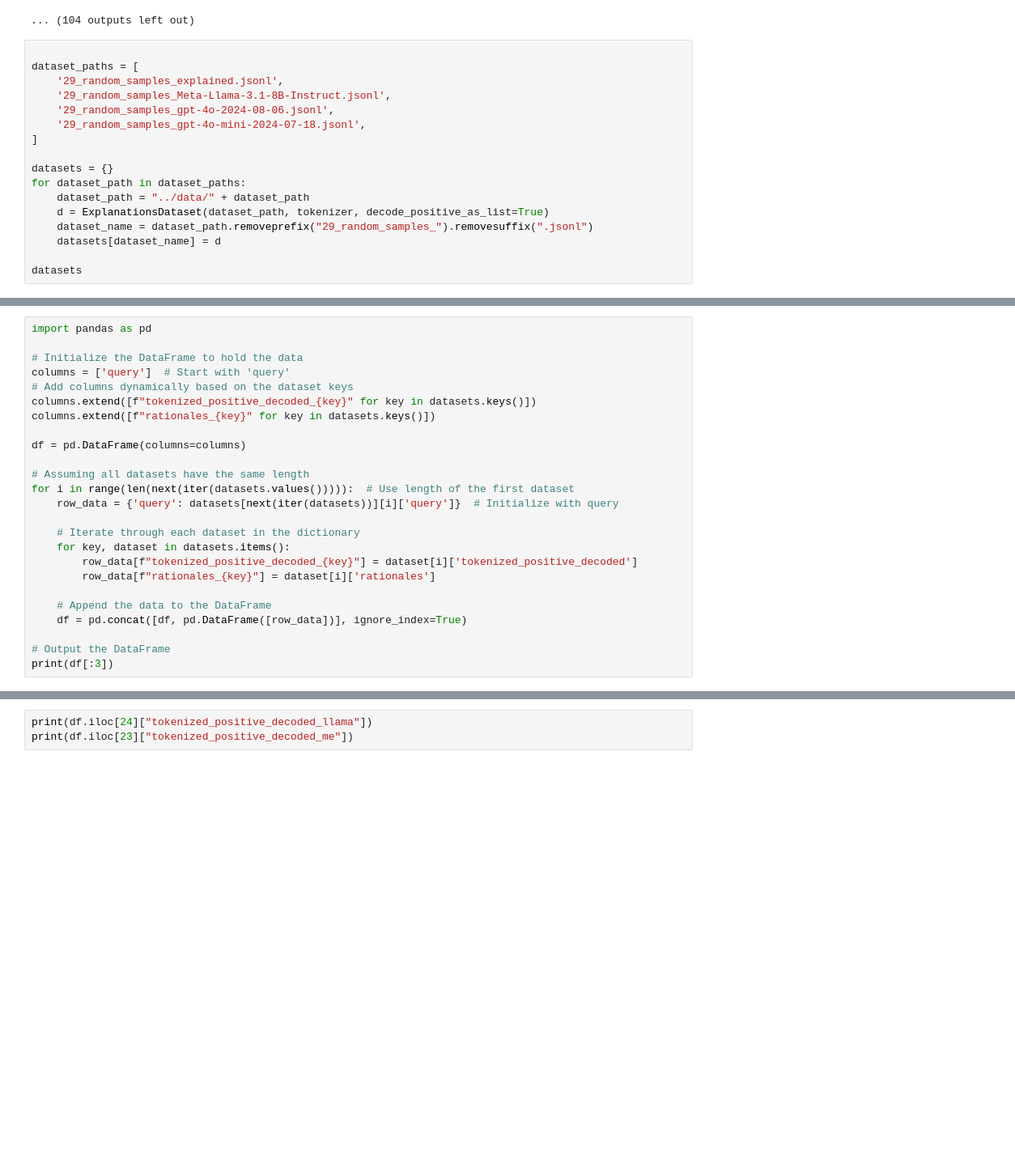
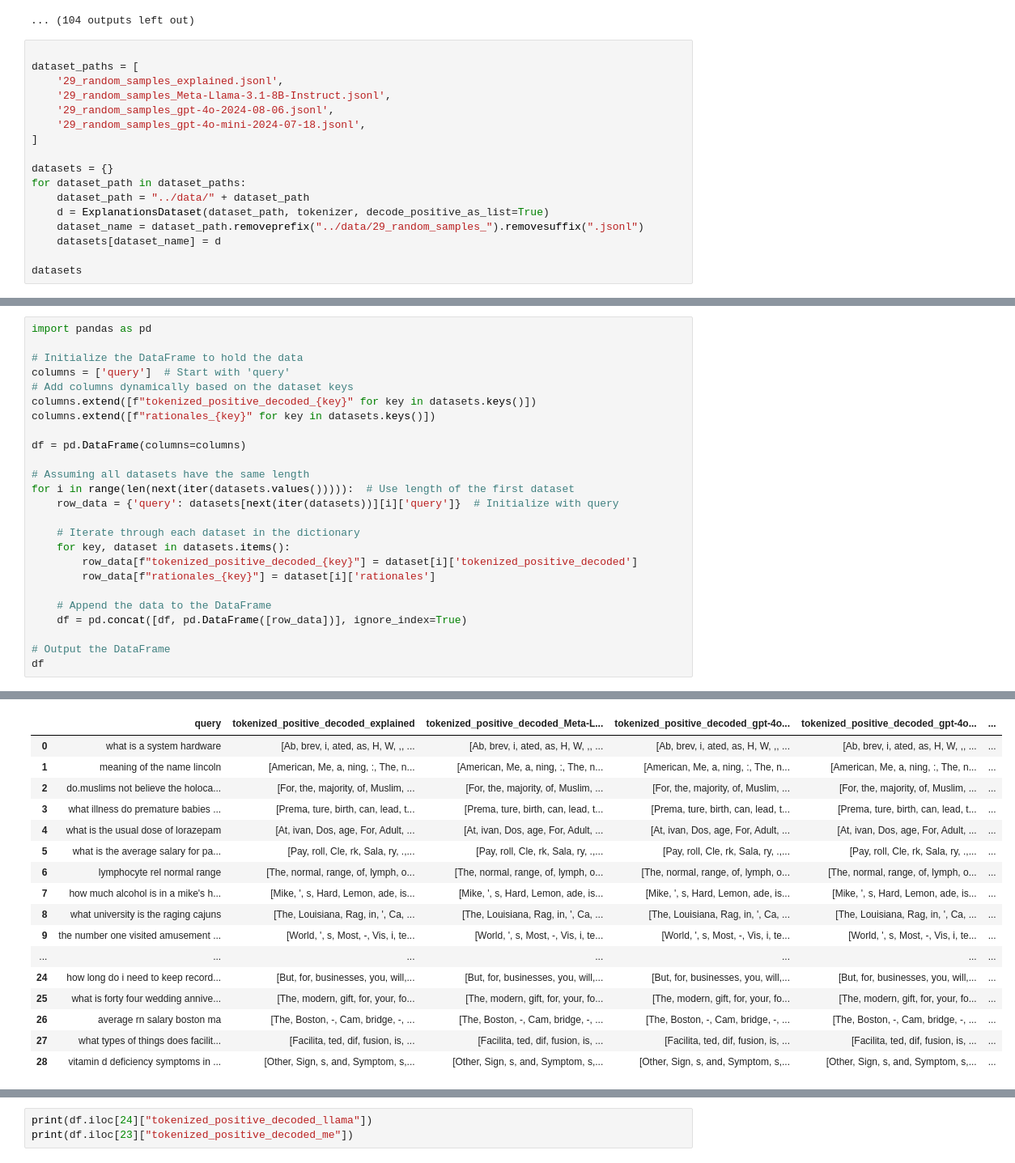
Before and after one commit to AntoninJarolim/llm2colbert-distillation, a Jupyter notebook: notebooks/explanations.ipynb, the cells around one changed output, grey strips where cells are left out. Shown at 81% size. Drawn from its saved outputs; the diff is of its cells as text; blank space fills up the shorter version.

```diff
--- a/notebooks/explanations.ipynb
+++ b/notebooks/explanations.ipynb
@@ -83,7 +83,7 @@ datasets = {}
 for dataset_path in dataset_paths:
     dataset_path = "../data/" + dataset_path
     d = ExplanationsDataset(dataset_path, tokenizer, decode_positive_as_list=True)
-    dataset_name = dataset_path.removeprefix("29_random_samples_").removesuffix(".jsonl")
+    dataset_name = dataset_path.removeprefix("../data/29_random_samples_").removesuffix(".jsonl")
     datasets[dataset_name] = d
 
 datasets
@@ -116,5 +116,5 @@ for i in range(len(next(iter(datasets.values())))):  # Use length of the first d
     df = pd.concat([df, pd.DataFrame([row_data])], ignore_index=True)
 
 # Output the DataFrame
-print(df[:3])
+df
 # %% [output]
@@ -122,3 +121,20 @@ AssertionError:
+|  | query | tokenized_positive_decoded_explained | tokenized_positive_decoded_Meta-L... | tokenized_positive_decoded_gpt-4o... | tokenized_positive_decoded_gpt-4o... | ... |
+| 0 | what is a system hardware | [Ab, brev, i, ated, as, H, W, ,, ... | [Ab, brev, i, ated, as, H, W, ,, ... | [Ab, brev, i, ated, as, H, W, ,, ... | [Ab, brev, i, ated, as, H, W, ,, ... | ... |
+| 1 | meaning of the name lincoln | [American, Me, a, ning, :, The, n... | [American, Me, a, ning, :, The, n... | [American, Me, a, ning, :, The, n... | [American, Me, a, ning, :, The, n... | ... |
+| 2 | do.muslims not believe the holoca... | [For, the, majority, of, Muslim, ... | [For, the, majority, of, Muslim, ... | [For, the, majority, of, Muslim, ... | [For, the, majority, of, Muslim, ... | ... |
+| 3 | what illness do premature babies ... | [Prema, ture, birth, can, lead, t... | [Prema, ture, birth, can, lead, t... | [Prema, ture, birth, can, lead, t... | [Prema, ture, birth, can, lead, t... | ... |
+| 4 | what is the usual dose of lorazepam | [At, ivan, Dos, age, For, Adult, ... | [At, ivan, Dos, age, For, Adult, ... | [At, ivan, Dos, age, For, Adult, ... | [At, ivan, Dos, age, For, Adult, ... | ... |
+| 5 | what is the average salary for pa... | [Pay, roll, Cle, rk, Sala, ry, .,... | [Pay, roll, Cle, rk, Sala, ry, .,... | [Pay, roll, Cle, rk, Sala, ry, .,... | [Pay, roll, Cle, rk, Sala, ry, .,... | ... |
+| 6 | lymphocyte rel normal range | [The, normal, range, of, lymph, o... | [The, normal, range, of, lymph, o... | [The, normal, range, of, lymph, o... | [The, normal, range, of, lymph, o... | ... |
+| 7 | how much alcohol is in a mike's h... | [Mike, ', s, Hard, Lemon, ade, is... | [Mike, ', s, Hard, Lemon, ade, is... | [Mike, ', s, Hard, Lemon, ade, is... | [Mike, ', s, Hard, Lemon, ade, is... | ... |
+| 8 | what university is the raging cajuns | [The, Louisiana, Rag, in, ', Ca, ... | [The, Louisiana, Rag, in, ', Ca, ... | [The, Louisiana, Rag, in, ', Ca, ... | [The, Louisiana, Rag, in, ', Ca, ... | ... |
+| 9 | the number one visited amusement ... | [World, ', s, Most, -, Vis, i, te... | [World, ', s, Most, -, Vis, i, te... | [World, ', s, Most, -, Vis, i, te... | [World, ', s, Most, -, Vis, i, te... | ... |
+| ... | ... | ... | ... | ... | ... | ... |
+| 24 | how long do i need to keep record... | [But, for, businesses, you, will,... | [But, for, businesses, you, will,... | [But, for, businesses, you, will,... | [But, for, businesses, you, will,... | ... |
+| 25 | what is forty four wedding annive... | [The, modern, gift, for, your, fo... | [The, modern, gift, for, your, fo... | [The, modern, gift, for, your, fo... | [The, modern, gift, for, your, fo... | ... |
+| 26 | average rn salary boston ma | [The, Boston, -, Cam, bridge, -, ... | [The, Boston, -, Cam, bridge, -, ... | [The, Boston, -, Cam, bridge, -, ... | [The, Boston, -, Cam, bridge, -, ... | ... |
+| 27 | what types of things does facilit... | [Facilita, ted, dif, fusion, is, ... | [Facilita, ted, dif, fusion, is, ... | [Facilita, ted, dif, fusion, is, ... | [Facilita, ted, dif, fusion, is, ... | ... |
+| 28 | vitamin d deficiency symptoms in ... | [Other, Sign, s, and, Symptom, s,... | [Other, Sign, s, and, Symptom, s,... | [Other, Sign, s, and, Symptom, s,... | [Other, Sign, s, and, Symptom, s,... | ... |
 # %%
 from sklearn.metrics import precision_score, recall_score, f1_score
 import pandas as pd
```
Also changed, not shown: parts of 3 cells of this notebook.
